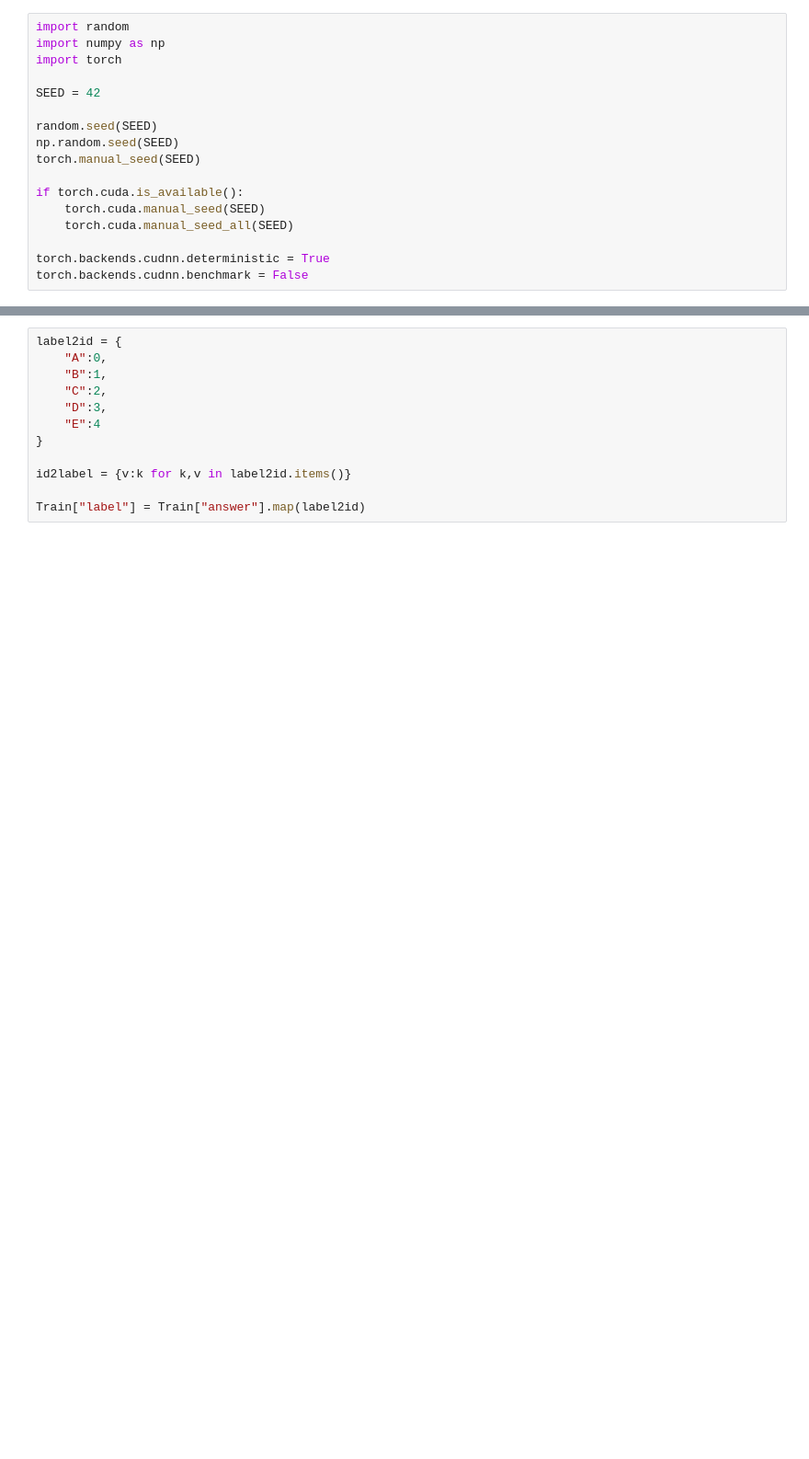
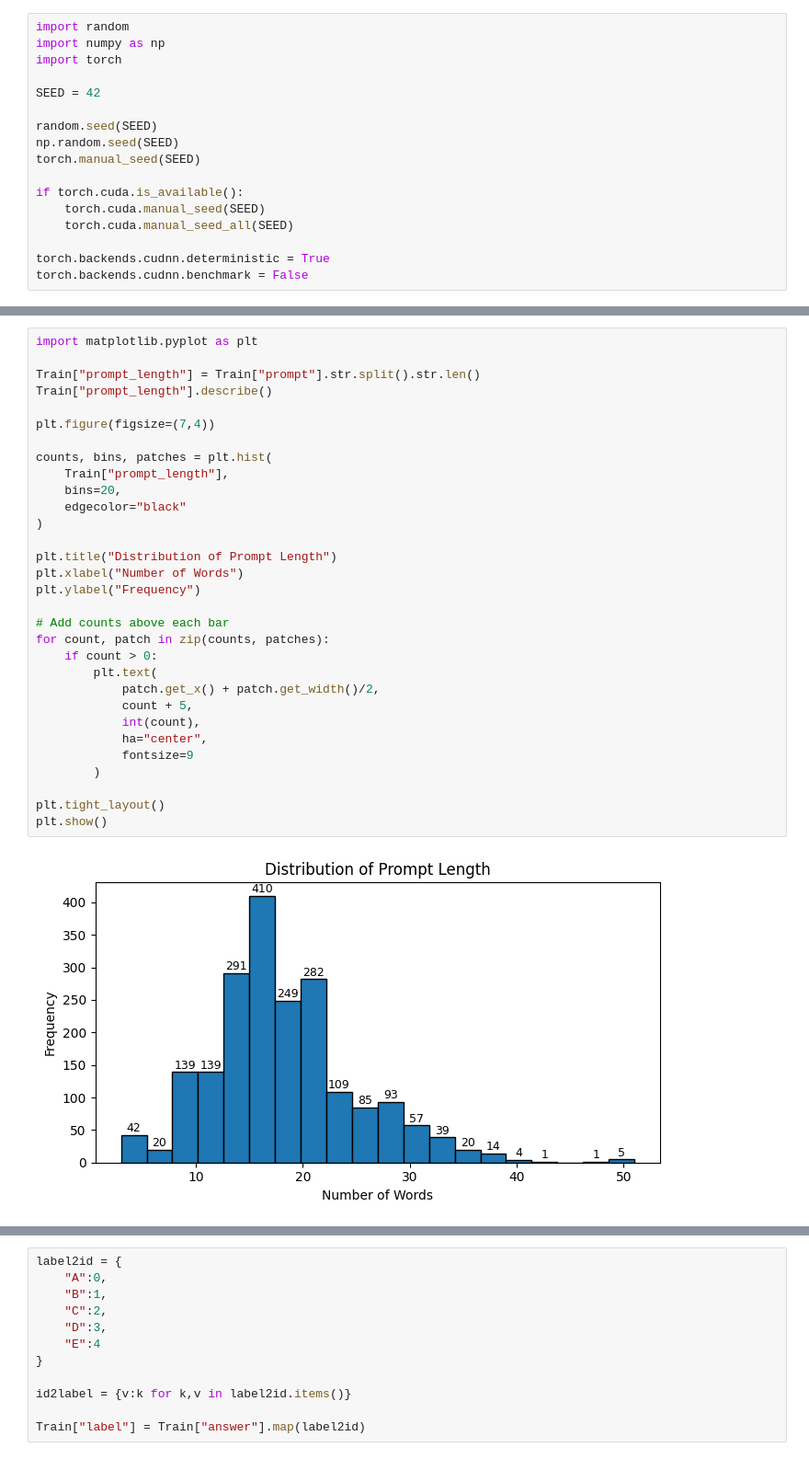
Before and after one commit to Sharan0078/dl-genai-project-26-t1, a Jupyter notebook: DL-24f3004935-notebook-t22026.ipynb, the cells around one changed output, grey strips where cells are left out. Shown at 92% size. Saved outputs shown, nothing was run; the diff lists cells and outputs as text; blank space fills up the shorter version.

```diff
--- a/DL-24f3004935-notebook-t22026.ipynb
+++ b/DL-24f3004935-notebook-t22026.ipynb
@@ -101,0 +189,33 @@ Train.head()
+# %%
+import matplotlib.pyplot as plt
+
+Train["prompt_length"] = Train["prompt"].str.split().str.len()
+Train["prompt_length"].describe()
+
+plt.figure(figsize=(7,4))
+
+counts, bins, patches = plt.hist(
+    Train["prompt_length"],
+    bins=20,
+    edgecolor="black"
+)
+
+plt.title("Distribution of Prompt Length")
+plt.xlabel("Number of Words")
+plt.ylabel("Frequency")
+
+# Add counts above each bar
+for count, patch in zip(counts, patches):
+    if count > 0:
+        plt.text(
+            patch.get_x() + patch.get_width()/2,
+            count + 5,
+            int(count),
+            ha="center",
+            fontsize=9
+        )
+
+plt.tight_layout()
+plt.show()
+# %% [output]
+[figure, added]
```
Also changed, not shown: parts of 48 cells of this notebook.
